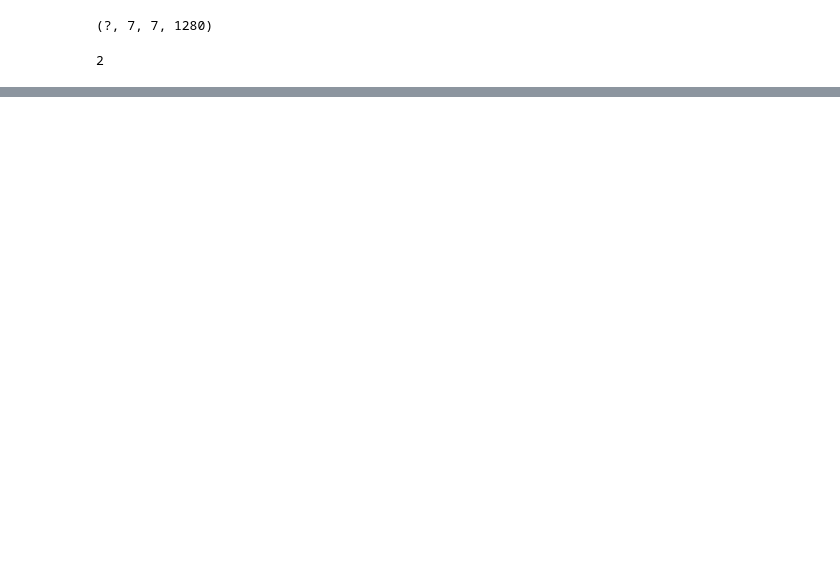
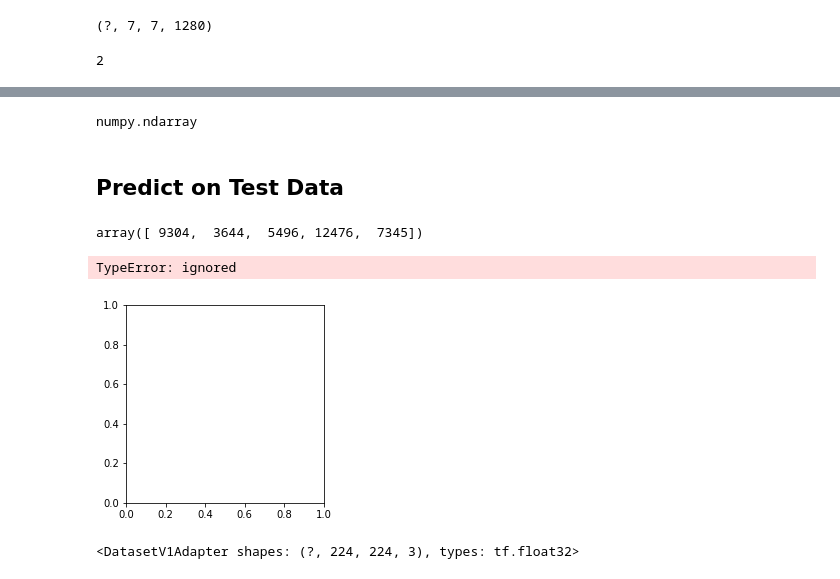
Before and after one commit to sandeeppalakkal/ML_Datascience_Practice, a Jupyter notebook: Dog_Cat_Classification.ipynb, the cells around one changed output, grey strips where cells are left out. Cells and saved outputs as stored; diff of their text form; code cells hidden in the pictures; blank space fills up the shorter version.

```diff
--- a/Dog_Cat_Classification.ipynb
+++ b/Dog_Cat_Classification.ipynb
@@ -216,0 +262,3 @@ print("Saved model to disk")
+# %%
+train_img_path = '/content/gdrive/My Drive/Datasets/DogCat/train'
+train_imgs = sorted(glob.glob(train_img_path+'/*.jpg'))
@@ -216,0 +295,26 @@ print("Saved model to disk")
+# %%
+ind = np.random.randint(len(test_imgs),size=5)
+type(ind)
+# %% [output]
+numpy.ndarray
+# %% [markdown]
+## Predict on Test Data
+# %%
+test_img_path = '/content/gdrive/My Drive/Datasets/DogCat/test1'
+test_imgs = sorted(glob.glob(test_img_path+'/*.jpg'))
+# %%
+classes = ['Cat','Dog']
+ind = np.random.randint(len(test_imgs),size=5,)
+imgs = [test_imgs[j] for j in ind]
+from PIL import Image
+import matplotlib.pyplot as plt
+%matplotlib inline
+for img in imgs:
+  x = load_and_preprocess_image(img)
+  x,_ = change_range(x,_)
+  x = tf.expand_dims(x,0)
+  y = model.predict(x,steps=1)
+  c = np.argmax(y)
+  print("Predicted: %s" % classes[c])
+  plt.imshow(Image.open(img,'r'))
+  plt.show()
@@ -216,0 +324,29 @@ print("Saved model to disk")
+# %%
+ind
+# %% [output]
+array([ 9304,  3644,  5496, 12476,  7345])
+# %%
+import matplotlib.pyplot as plt
+
+def return_img(img,label):
+  return img
+
+imgs__ = train_ds_.take(4)
+imgs__ = imgs__.map(return_img)
+plt.figure(figsize=(8,8))
+for n,image in enumerate(imgs__):
+  plt.subplot(2,2,n+1)
+  #pdb.set_trace()
+  #plt.imshow(tf.squeeze(image))
+  plt.imshow(image)
+  plt.grid(False)
+  plt.xticks([])
+  plt.yticks([])
+  plt.xlabel(caption_image(all_image_paths[n]))
+# %% [output]
+TypeError: ignored
+[figure, added]
+# %%
+imgs__
+# %% [output]
+<DatasetV1Adapter shapes: (?, 224, 224, 3), types: tf.float32>
```
Also changed, not shown: parts of 40 cells of this notebook.
